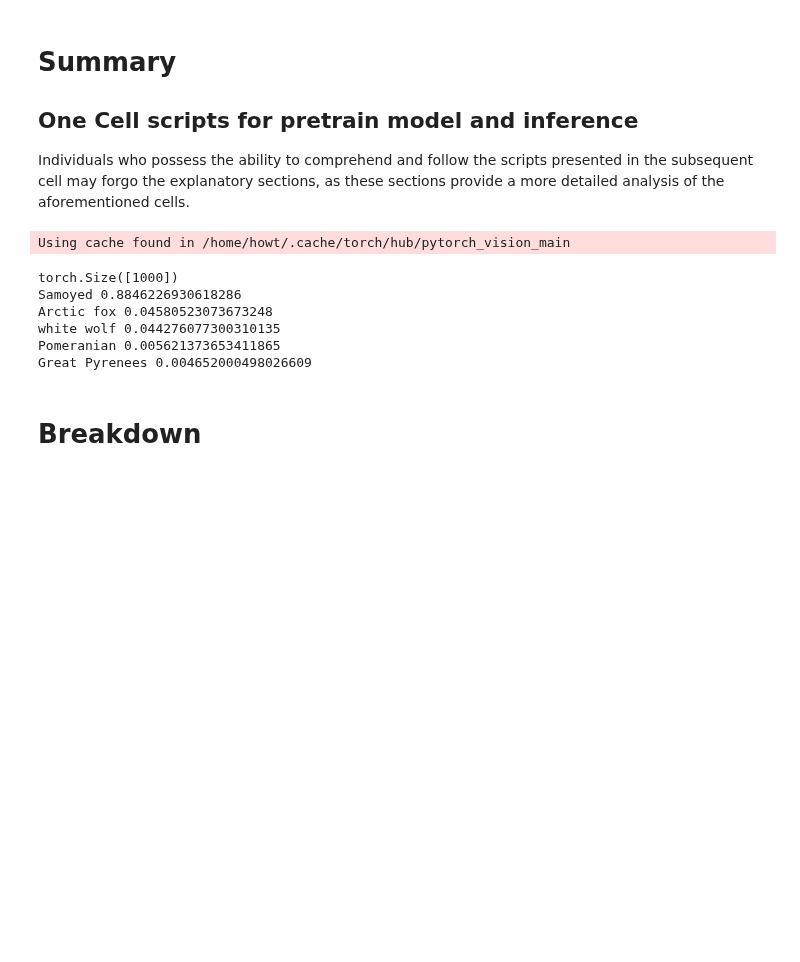
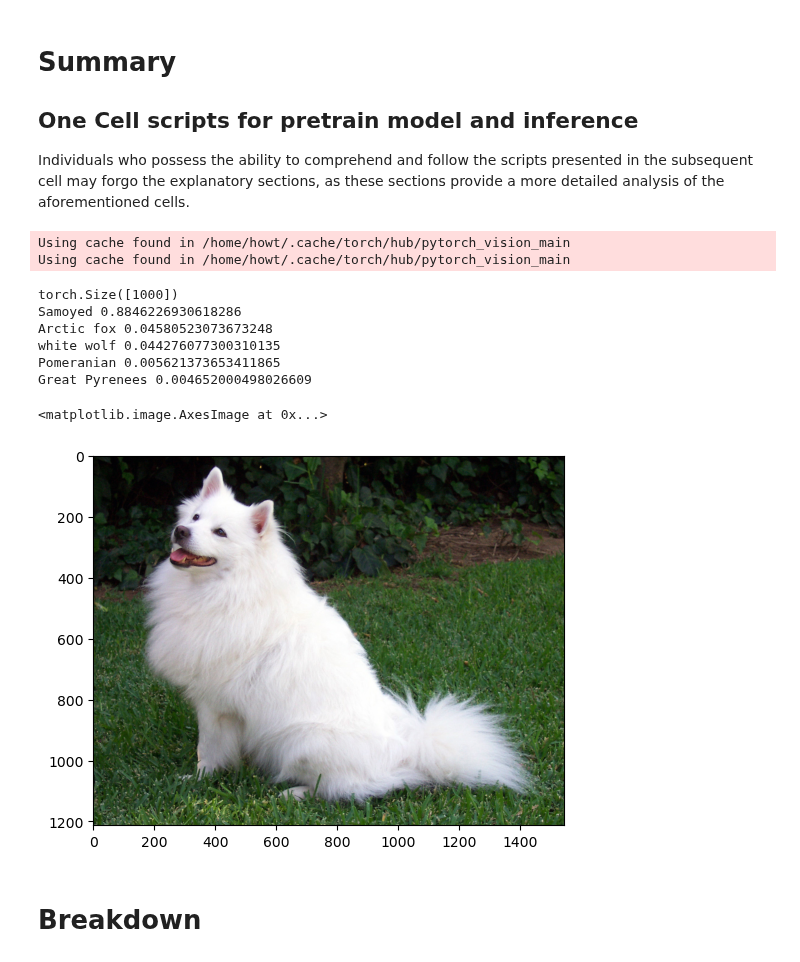
Before and after one commit to TIL-24/til-24-curriculum, a Jupyter notebook: cv_vlm/Unit_1/1.3.3_HandsOn_CNN.ipynb, the cells around one changed output. Cells and saved outputs as stored; diff of their text form; code cells hidden in the pictures; blank space fills up the shorter version.

```diff
--- a/cv_vlm/Unit_1/1.3.3_HandsOn_CNN.ipynb
+++ b/cv_vlm/Unit_1/1.3.3_HandsOn_CNN.ipynb
@@ -18,6 +54,9 @@ from torchvision import transforms
 # Load a specify pretrain model on ImageNet
 model = torch.hub.load('pytorch/vision', 'resnet18', weights="IMAGENET1K_V1")
 model.eval()
+# Loading the pretrain weight
+weight = torch.hub.load('pytorch/vision', 'get_weight', name="ResNet18_Weights.IMAGENET1K_V1")
+
 
 # Download an example image from the pytorch website
 url, filename = ("https://github.com/pytorch/hub/raw/master/images/dog.jpg", "dog.jpg")
@@ -25,14 +64,10 @@ try: urllib.URLopener().retrieve(url, filename)
 except: urllib.request.urlretrieve(url, filename)
 
 ## Load the image into a PIL image
-## make sure it is of certain size and normalized
+# before using the pre-trained image, one must preprocess the image (resize with right resolution, inference transform, rescale the values).
+# This can vary across model families, variants or even weights versions.
 input_image = Image.open(filename)
-preprocess = transforms.Compose([
-    transforms.Resize(256),
-    transforms.CenterCrop(224),
-    transforms.ToTensor(),
-    transforms.Normalize(mean=[0.485, 0.456, 0.406], std=[0.229, 0.224, 0.225]), #imagenet standard
-])
+preprocess = weight.transforms()
 input_tensor = preprocess(input_image)
 input_batch = input_tensor.unsqueeze(0) # create a mini-batch as expected by the model
 
@@ -47,27 +82,26 @@ with torch.no_grad():
 print(output[0].shape)
 probabilities = torch.nn.functional.softmax(output[0], dim=0)
 
-# Download ImageNet labels
-url, filename = ("https://raw.githubusercontent.com/pytorch/hub/master/imagenet_classes.txt", "imagenet_classes.txt")
-try: urllib.URLopener().retrieve(url, filename)
-except: urllib.request.urlretrieve(url, filename)
-
-
 # Read the categories
-with open("imagenet_classes.txt", "r") as f:
-    categories = [s.strip() for s in f.readlines()]
-# Show top categories per image
+categories = weight.value.meta['categories']
 top5_prob, top5_catid = torch.topk(probabilities, 5)
 for i in range(top5_prob.size(0)):
     print(categories[top5_catid[i]], top5_prob[i].item())
 # %% [output]
 Using cache found in /home/howt/.cache/torch/hub/pytorch_vision_main
+Using cache found in /home/howt/.cache/torch/hub/pytorch_vision_main
 torch.Size([1000])
 Samoyed 0.8846226930618286
 Arctic fox 0.04580523073673248
 white wolf 0.044276077300310135
 Pomeranian 0.005621373653411865
 Great Pyrenees 0.004652000498026609
+# %%
+from matplotlib import pyplot as plt
+plt.imshow(input_image)
+# %% [output]
+<matplotlib.image.AxesImage at 0x...>
+[figure, added]
 # %% [markdown]
 # Breakdown
 # %% [markdown]
```
Also changed, not shown: parts of 12 cells of this notebook, 2 other files.
